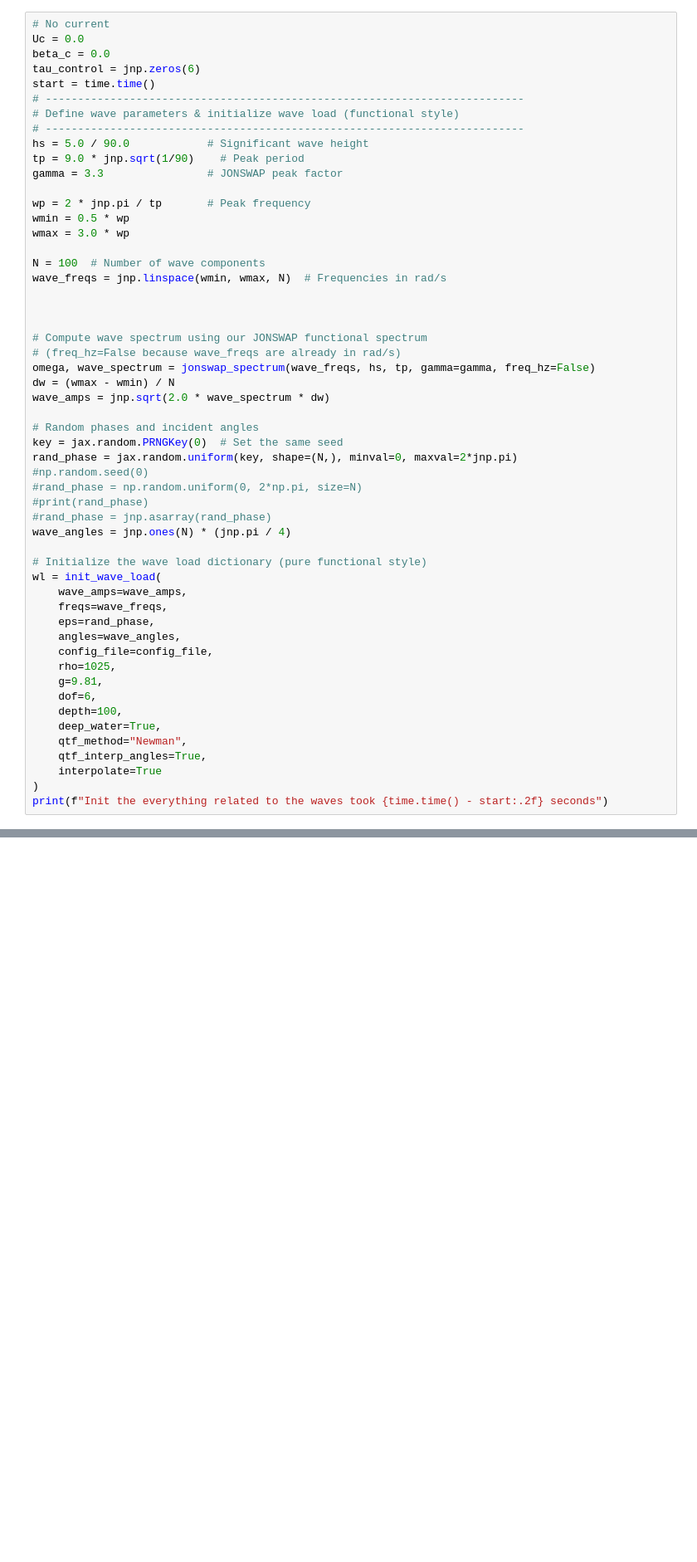
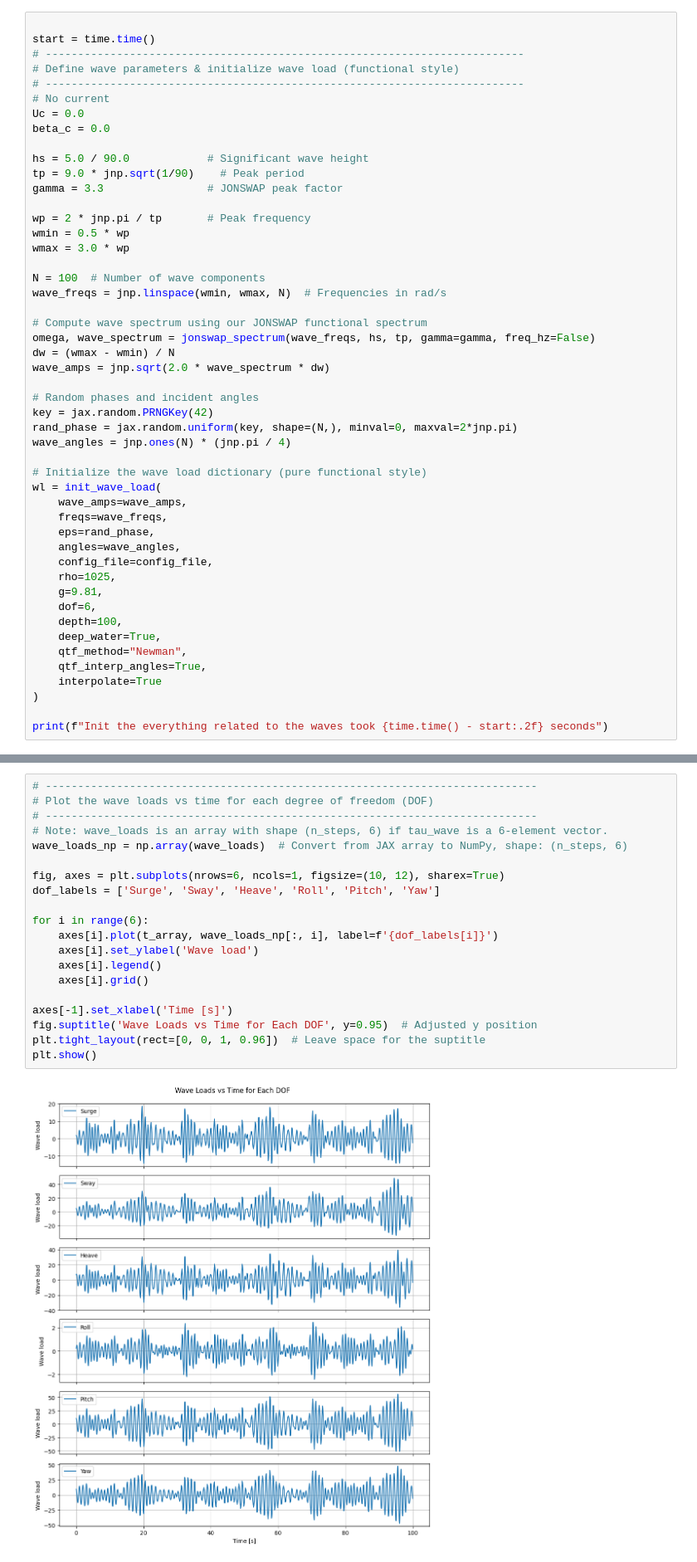
Before and after one commit to kristmro/McHorcrux, a Jupyter notebook: demos/demo_jax/notebook_demo_jax.ipynb, the cells around one changed output, grey strips where cells are left out. Shown at 83% size. Cells and saved outputs as stored; diff of their text form; blank space fills up the shorter version.

```diff
--- a/demos/demo_jax/notebook_demo_jax.ipynb
+++ b/demos/demo_jax/notebook_demo_jax.ipynb
@@ -46,12 +43,13 @@ Init boat took 0.11 seconds
 # %%
-# No current
-Uc = 0.0
-beta_c = 0.0
-tau_control = jnp.zeros(6)
+
 start = time.time()
 # --------------------------------------------------------------------------
 # Define wave parameters & initialize wave load (functional style)
 # --------------------------------------------------------------------------
+# No current
+Uc = 0.0
+beta_c = 0.0
+
 hs = 5.0 / 90.0            # Significant wave height
 tp = 9.0 * jnp.sqrt(1/90)    # Peak period
 gamma = 3.3                # JONSWAP peak factor
@@ -63,21 +61,14 @@ wmax = 3.0 * wp
 N = 100  # Number of wave components
 wave_freqs = jnp.linspace(wmin, wmax, N)  # Frequencies in rad/s
 
-
-
 # Compute wave spectrum using our JONSWAP functional spectrum
-# (freq_hz=False because wave_freqs are already in rad/s)
 omega, wave_spectrum = jonswap_spectrum(wave_freqs, hs, tp, gamma=gamma, freq_hz=False)
 dw = (wmax - wmin) / N
 wave_amps = jnp.sqrt(2.0 * wave_spectrum * dw)
 
 # Random phases and incident angles
-key = jax.random.PRNGKey(0)  # Set the same seed
+key = jax.random.PRNGKey(42)
 rand_phase = jax.random.uniform(key, shape=(N,), minval=0, maxval=2*jnp.pi)
-#np.random.seed(0)
-#rand_phase = np.random.uniform(0, 2*np.pi, size=N)
-#print(rand_phase)
-#rand_phase = jnp.asarray(rand_phase)
 wave_angles = jnp.ones(N) * (jnp.pi / 4)
 
 # Initialize the wave load dictionary (pure functional style)
@@ -96,6 +87,7 @@ wl = init_wave_load(
     qtf_interp_angles=True,
     interpolate=True
 )
+
 print(f"Init the everything related to the waves took {time.time() - start:.2f} seconds")
 # %% [output]
 ***************************************Generate QTF matrices****************************************
@@ -167,0 +171,22 @@ plt.show()
+# %%
+# ----------------------------------------------------------------------------
+# Plot the wave loads vs time for each degree of freedom (DOF)
+# ----------------------------------------------------------------------------
+# Note: wave_loads is an array with shape (n_steps, 6) if tau_wave is a 6-element vector.
+wave_loads_np = np.array(wave_loads)  # Convert from JAX array to NumPy, shape: (n_steps, 6)
+
+fig, axes = plt.subplots(nrows=6, ncols=1, figsize=(10, 12), sharex=True)
+dof_labels = ['Surge', 'Sway', 'Heave', 'Roll', 'Pitch', 'Yaw']
+
+for i in range(6):
+    axes[i].plot(t_array, wave_loads_np[:, i], label=f'{dof_labels[i]}')
+    axes[i].set_ylabel('Wave load')
+    axes[i].legend()
+    axes[i].grid()
+
+axes[-1].set_xlabel('Time [s]')
+fig.suptitle('Wave Loads vs Time for Each DOF', y=0.95)  # Adjusted y position
+plt.tight_layout(rect=[0, 0, 1, 0.96])  # Leave space for the suptitle
+plt.show()
+# %% [output]
+[figure, added]
```
Also changed, not shown: parts of 5 cells of this notebook, 13 other files.
